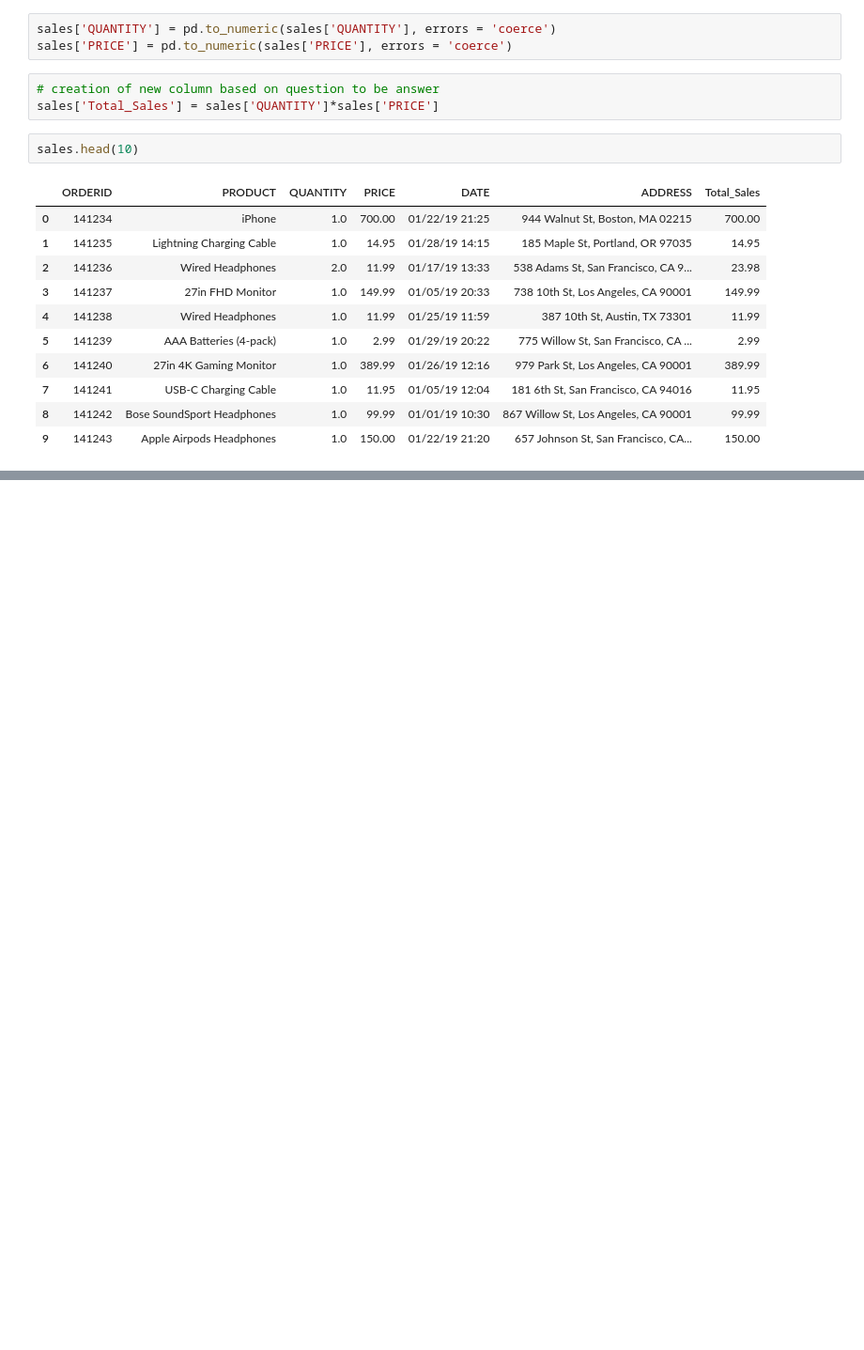
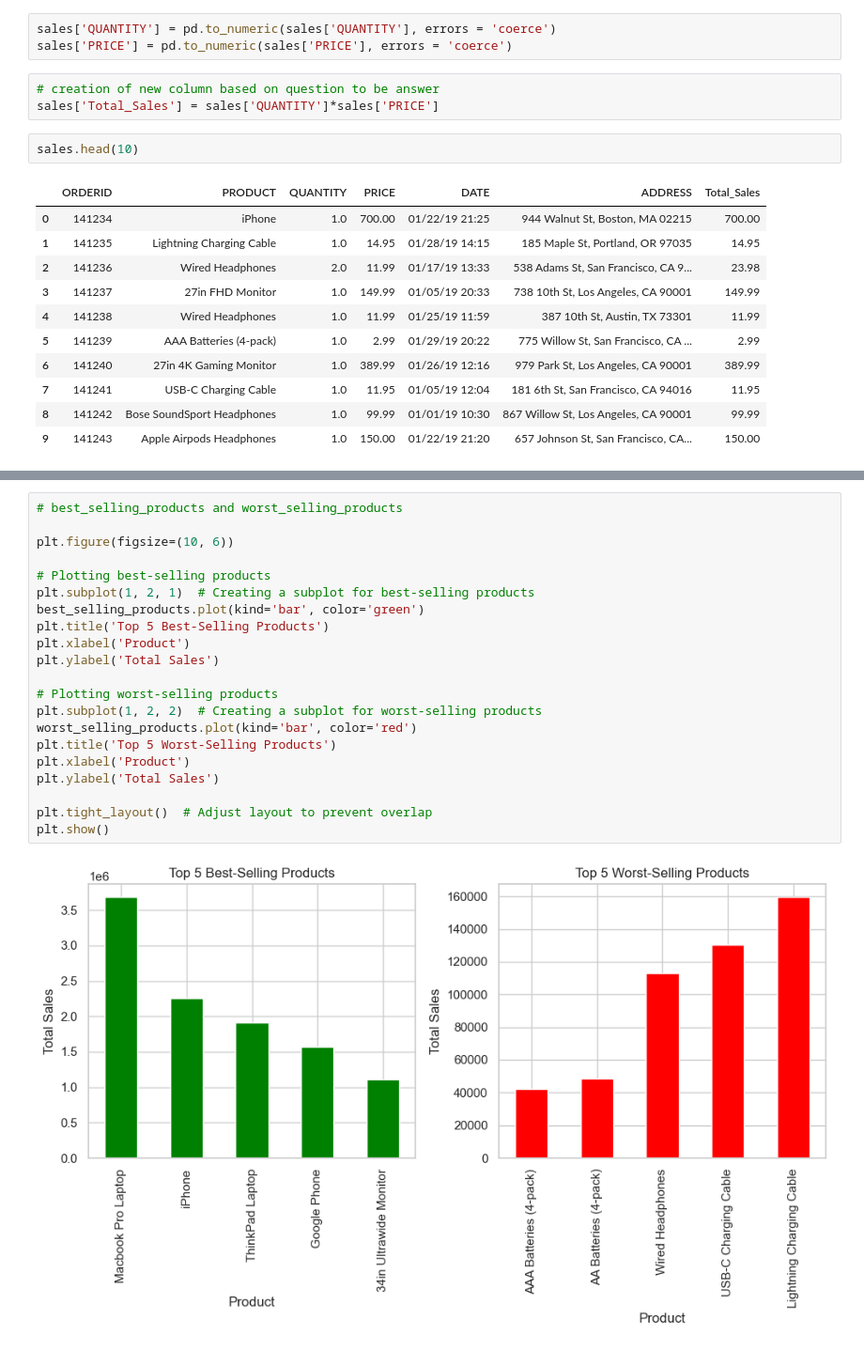
Before and after one commit to kwizerajeanclaude/DashboardWithPowerBI, a Jupyter notebook: Sales_2019.ipynb, the cells around one changed output, grey strips where cells are left out. Shown at 94% size. Saved outputs shown, nothing was run; the diff lists cells and outputs as text; blank space fills up the shorter version.

```diff
--- a/Sales_2019.ipynb
+++ b/Sales_2019.ipynb
@@ -406,0 +357,23 @@ plt.show()
+# %%
+# best_selling_products and worst_selling_products
+
+plt.figure(figsize=(10, 6))
+
+# Plotting best-selling products
+plt.subplot(1, 2, 1)  # Creating a subplot for best-selling products
+best_selling_products.plot(kind='bar', color='green')
+plt.title('Top 5 Best-Selling Products')
+plt.xlabel('Product')
+plt.ylabel('Total Sales')
+
+# Plotting worst-selling products
+plt.subplot(1, 2, 2)  # Creating a subplot for worst-selling products
+worst_selling_products.plot(kind='bar', color='red')
+plt.title('Top 5 Worst-Selling Products')
+plt.xlabel('Product')
+plt.ylabel('Total Sales')
+
+plt.tight_layout()  # Adjust layout to prevent overlap
+plt.show()
+# %% [output]
+[figure, added]
```
Also changed, not shown: parts of 53 cells of this notebook, 5 other files.
